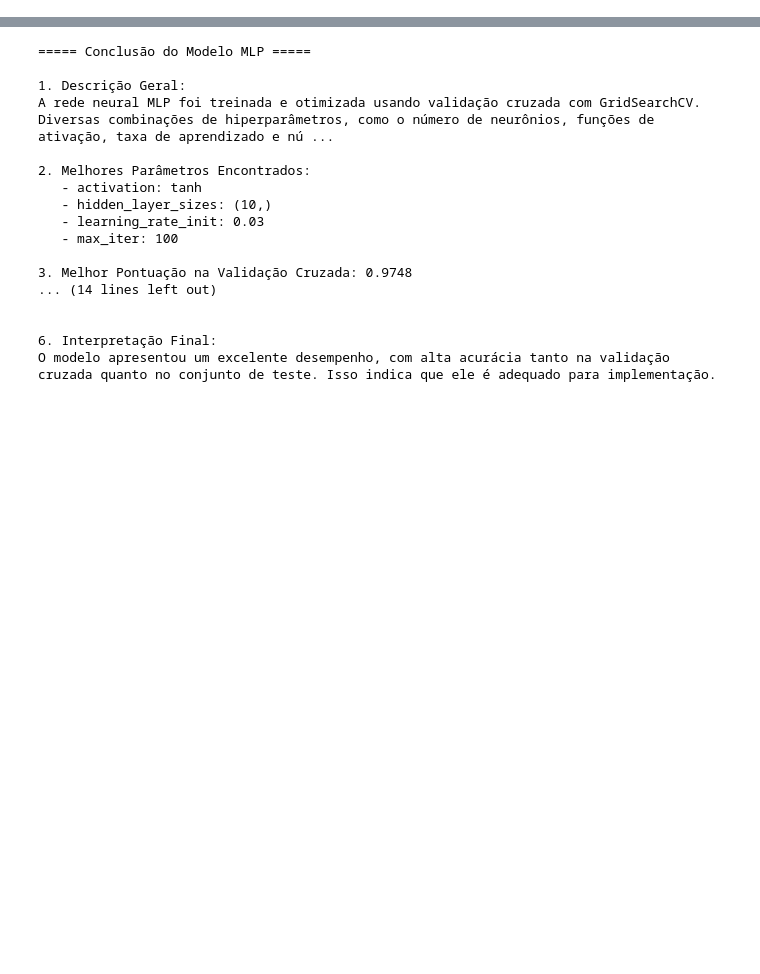
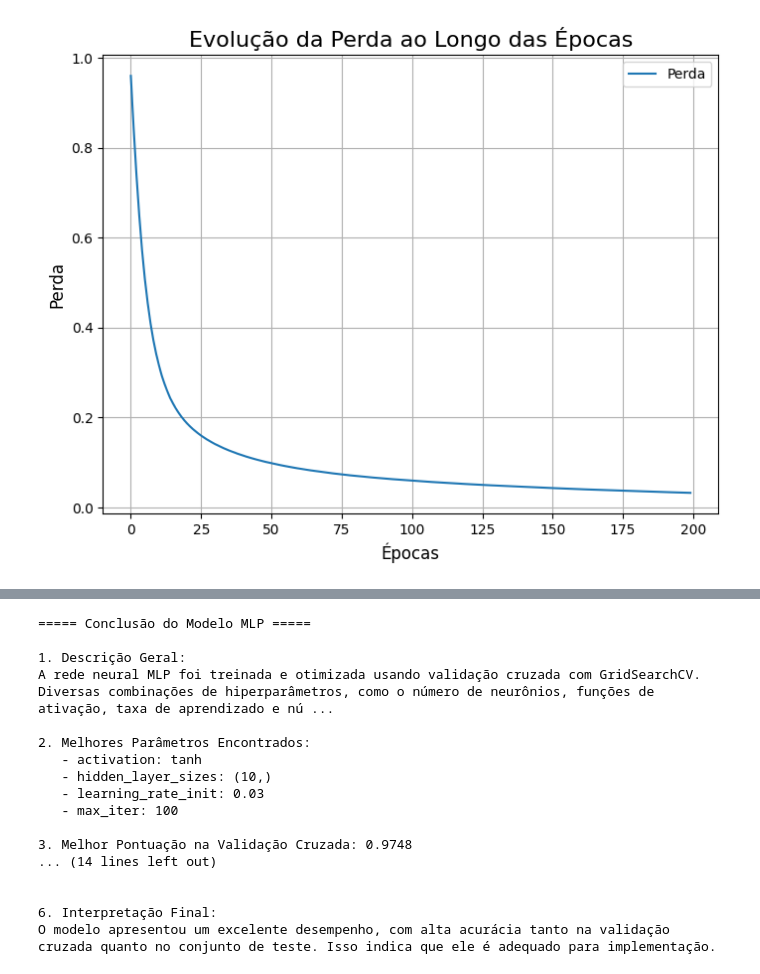
Before and after one commit to LimaAnthonyY/Classifica-o_de_cancer_de_mama, a Jupyter notebook: Projeto_Neural.ipynb, the cells around one changed output, grey strips where cells are left out. Saved outputs shown, nothing was run; the diff lists cells and outputs as text; code cells hidden in the pictures; blank space fills up the shorter version.

```diff
--- a/Projeto_Neural.ipynb
+++ b/Projeto_Neural.ipynb
@@ -205,28 +169,17 @@ def plotar_curva_roc(grid_search, X_test, y_test):
 # %%
-import matplotlib.pyplot as plt
-from sklearn.neural_network import MLPClassifier
-
-# Inicializa e treina o modelo MLPClassifier
+# Treinar o modelo e armazenar o histórico
 mlp_hist = MLPClassifier(random_state=42, max_iter=200, hidden_layer_sizes=(100,), activation='relu', learning_rate_init=0.001)
 mlp_hist.fit(X_train, y_train)
 
-
-def treinar_e_plotar_perda(X_train, y_train):
-    """
-    Treina um modelo MLPClassifier e plota o histórico de perda ao longo das épocas.
-
-    Parameters:
-    X_train: conjunto de dados de treinamento
-    y_train: rótulos do conjunto de dados de treinamento
-    """
-
-    # Plotar o histórico de perda
-    plt.figure(figsize=(8, 6))
-    plt.plot(mlp_hist.loss_curve_, label="Perda")
-    plt.title("Evolução da Perda ao Longo das Épocas", fontsize=16)
-    plt.xlabel("Épocas", fontsize=12)
-    plt.ylabel("Perda", fontsize=12)
-    plt.grid(True)
-    plt.legend(loc="best")
-    plt.show()
+# Plotar o histórico de perda
+plt.figure(figsize=(8, 6))
+plt.plot(mlp_hist.loss_curve_, label="Perda")
+plt.title("Evolução da Perda ao Longo das Épocas", fontsize=16)
+plt.xlabel("Épocas", fontsize=12)
+plt.ylabel("Perda", fontsize=12)
+plt.grid(True)
+plt.legend(loc="best")
+plt.show()
+# %% [output]
+[figure, added]
 # %%
```
Also changed, not shown: parts of 13 cells of this notebook.
